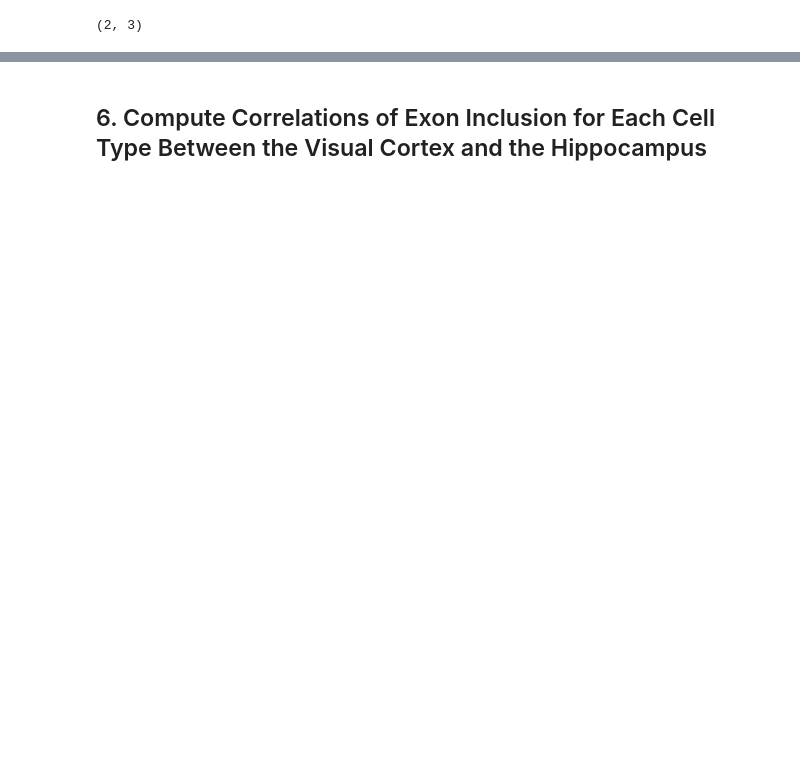
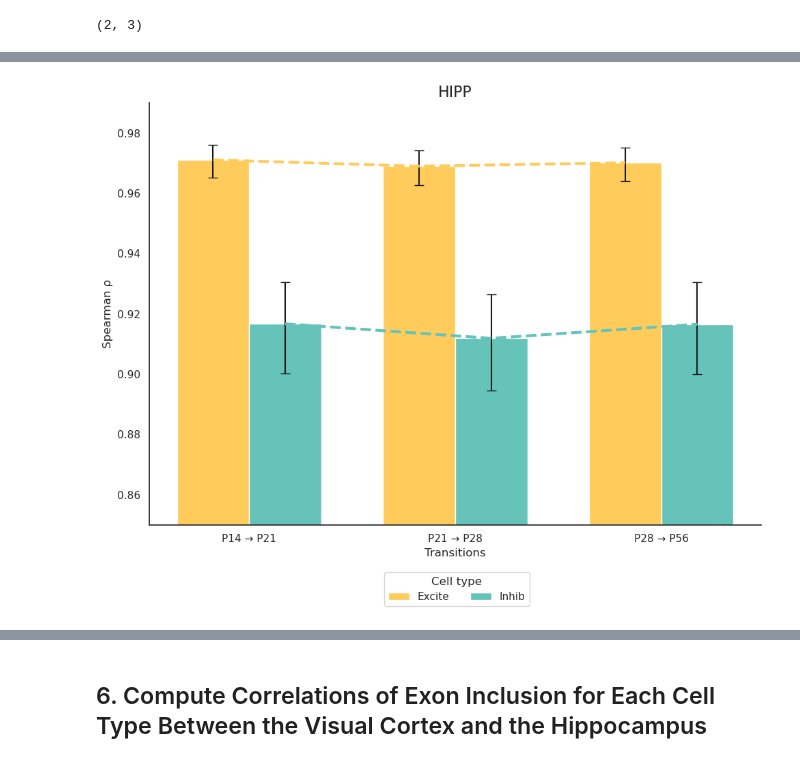
Before and after one commit to aimeenhile/fall25-csc-bioinf, a Jupyter notebook: final-project/src/exon_inclusion/analysis.ipynb, the cells around one changed output, grey strips where cells are left out. Cells and saved outputs as stored; diff of their text form; code cells hidden in the pictures; blank space fills up the shorter version.

```diff
--- a/final-project/src/exon_inclusion/analysis.ipynb
+++ b/final-project/src/exon_inclusion/analysis.ipynb
@@ -416,12 +395,10 @@ def spearmanr_ci(x, y, alpha=0.05):
 # %%
-# assume 'type_neurons' is the DataFrame from your functions.py load_type_data
-cell_types = ["Excite", "Inhib"]
-cor_neurons_list = []
+cor_neurons_ci = []
 
 for region in regions:
     for c in range(combs.shape[1]):  # 3 transitions
         tps = combs[:, c]  # start -> end
-        for ct in cell_types:
+        for ct in cts:
             # columns containing start timepoint, region, and cell type
             col1 = [col for col in type_neurons.columns if tps[0] in col and region in col and ct in col]
             col2 = [col for col in type_neurons.columns if tps[1] in col and region in col and ct in col]
@@ -429,14 +406,15 @@ for region in regions:
                 continue
             v1 = type_neurons[col1].iloc[:,0]
             v2 = type_neurons[col2].iloc[:,0]
-            r, lci, uci = spearmanr_ci(v1, v2)
-            cor_neurons_list.append({
+            r, lci, uci = compute_spearman_ci(v1, v2)
+            cor_neurons_ci.append({
                 "Estimate": r,
                 "LCI": lci,
                 "UCI": uci,
                 "Region": region,
-                "Celltype": ct,
-                "Transition": f"{tps[0]}_{tps[1]}"
+                "Cell type": ct,
+                "Transition": f"{tps[0]} → {tps[1]}"
             })
 
-cor_neurons_df = pd.DataFrame(cor_neurons_list)
+cor_neurons_df = pd.DataFrame(cor_neurons_ci)
+cor_neurons_df
@@ -504,0 +504,59 @@ The `ci` parameter is deprecated. Use `errorbar=None` for the same effect.
+# %%
+# transition correlations, Hippocampus only
+hipp_plot = cor_neurons_df[cor_neurons_df["Region"]=="Hippocampus"]
+
+# Order by Transition
+transitions = list(hipp_plot["Transition"].unique())
+
+plt.figure(figsize=(10,8))
+ax = plt.gca()
+
+# x positions for transitions
+x = np.arange(len(transitions))
+width = 0.35   # width of each bar
+
+# Plot each cell type separately
+for i, ct in enumerate(cts):
+    ct_df = hipp_plot[hipp_plot["Cell type"] == ct].sort_values("Transition")
+
+    # x positions offset for each group
+    xs = x - width/2 if ct == "Excite" else x + width/2
+
+    # means
+    ys = ct_df["Estimate"].values
+
+    # asymmetric error bars
+    yerr = np.vstack([
+        ys - ct_df["LCI"].values,
+        ct_df["UCI"].values - ys
+    ])
+
+    # draw bars
+    ax.bar(
+        xs, ys, width,
+        yerr=yerr,
+        label=ct,
+        capsize=5,
+        color=cts_palette[ct]
+    )
+
+    # store x positions for trend lines
+    ct_df["xpos"] = xs
+
+    # trend line
+    ax.plot(xs, ys, color=cts_palette[ct], linestyle="--", linewidth=3.0)
+
+ax.set_xticks(x)
+ax.set_xticklabels(transitions)
+ax.set_ylim(0.85, 0.99)
+ax.set_ylabel("Spearman ρ")
+ax.set_xlabel("Transitions")
+ax.set_title("HIPP", fontsize=16)
+
+sns.despine()
+plt.legend(title="Cell type", bbox_to_anchor=(0.63, -0.1), ncol=2)
+plt.tight_layout()
+plt.savefig("../plots/HIPP.png", dpi=300, bbox_inches="tight")
+plt.show()
+# %% [output]
+[figure, added]
```
Also changed, not shown: parts of 14 cells of this notebook, 5 other files.
